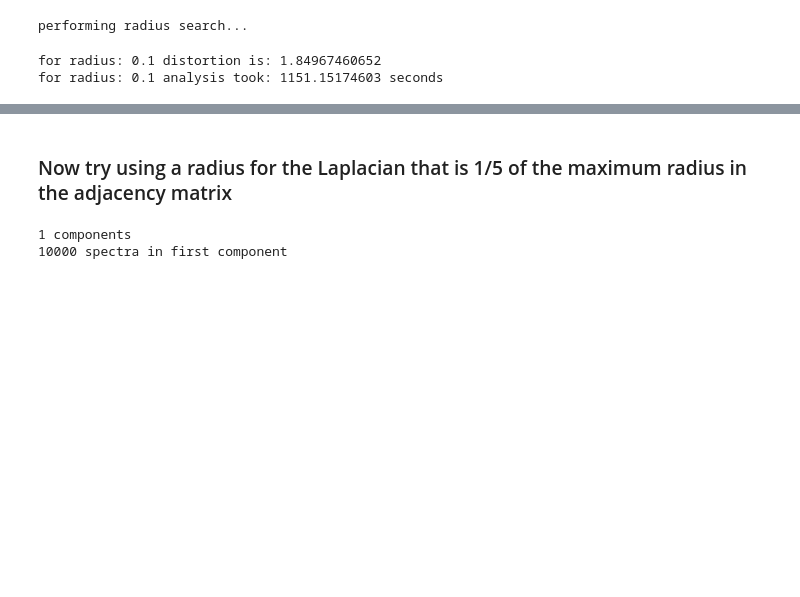
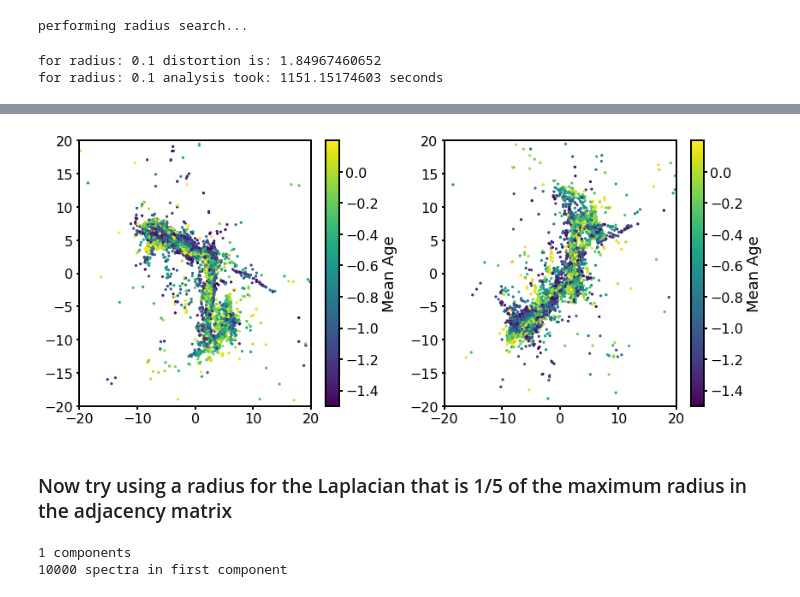
Before and after one commit to ogtelford/gridmodels, a Jupyter notebook: code/find_best_radius.ipynb, the cells around one changed output, grey strips where cells are left out. Drawn from its saved outputs; the diff is of its cells as text; code cells hidden in the pictures; blank space fills up the shorter version.

```diff
--- a/code/find_best_radius.ipynb
+++ b/code/find_best_radius.ipynb
@@ -396,3 +275,17 @@ plot_vsdim_cc(ndim, use_embed[:,0], mean_ages[:10000][wh], ylabel='Dimension 0',
+# %%
+limits = [[-20, 20], [-20, 20]]
+fig, ax = plt.subplots(1, 2, figsize=(12,5))
+ax0 = ax[0].scatter(use_embed[:,0], use_embed[:,1], c=youngzs, s=5)
+ax[0].set_xlim(-20,20)
+ax[0].set_ylim(-20,20)
+cb = plt.colorbar(ax0, ax=ax[0], label='Mean Age')
+ax1 = ax[1].scatter(use_embed[:,0], use_embed[:,7], c=youngzs, s=5)
+ax[1].set_xlim(limits[0])
+ax[1].set_ylim(limits[1])
+cb = plt.colorbar(ax1, ax=ax[1], label='Mean Age')
+plt.tight_layout()
+# %% [output]
+[figure, added]
 # %% [markdown]
 ### Now try using a radius for the Laplacian that is 1/5 of the maximum radius in the adjacency matrix
 # %%
```
Also changed, not shown: parts of 22 cells of this notebook, 4 other files.
